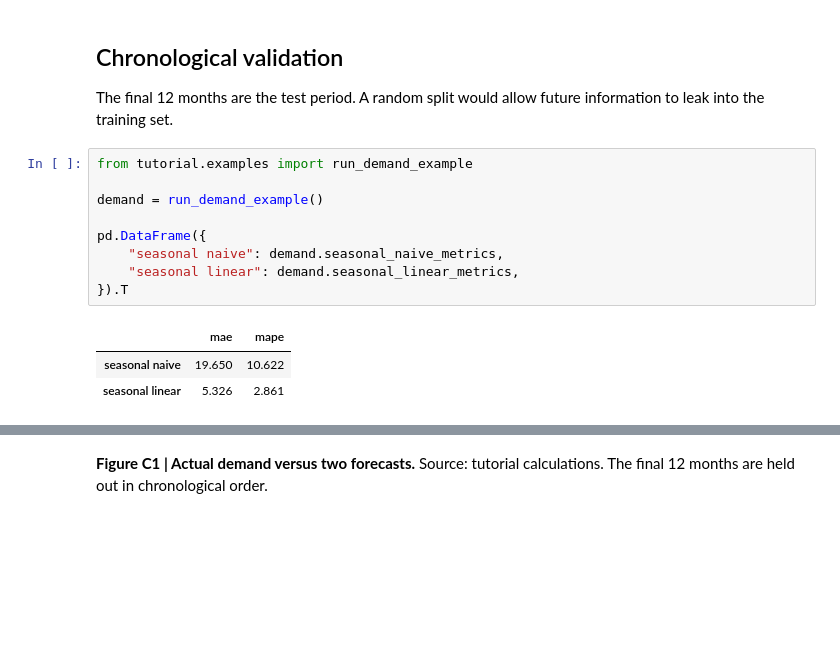
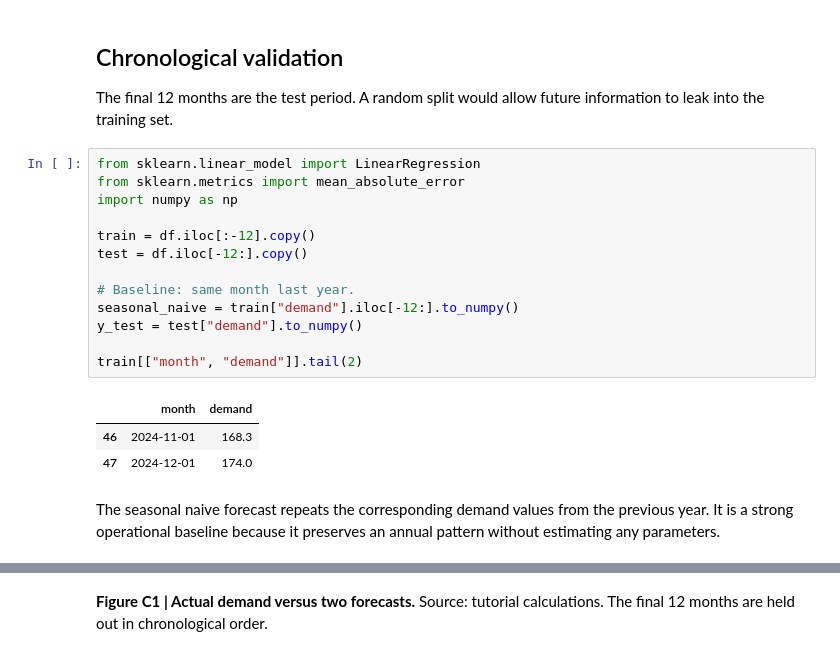
Before and after one commit to Aayloo/data-science-crisp-dm-tutorial, a Jupyter notebook: notebooks/03-demand-forecast.ipynb, the cells around one changed output, grey strips where cells are left out. Drawn from its saved outputs; the diff is of its cells as text; blank space fills up the shorter version.

```diff
--- a/notebooks/03-demand-forecast.ipynb
+++ b/notebooks/03-demand-forecast.ipynb
@@ -69,16 +69,24 @@ df.set_index("month").plot(
 
 The final 12 months are the test period. A random split would allow future
 information to leak into the training set.
-# %%
-from tutorial.examples import run_demand_example
-
-demand = run_demand_example()
-
-pd.DataFrame({
-    "seasonal naive": demand.seasonal_naive_metrics,
-    "seasonal linear": demand.seasonal_linear_metrics,
-}).T
-# %% [output]
-|  | mae | mape |
-| seasonal naive | 19.650 | 10.622 |
-| seasonal linear | 5.326 | 2.861 |
+# %%
+from sklearn.linear_model import LinearRegression
+from sklearn.metrics import mean_absolute_error
+import numpy as np
+
+train = df.iloc[:-12].copy()
+test = df.iloc[-12:].copy()
+
+# Baseline: same month last year.
+seasonal_naive = train["demand"].iloc[-12:].to_numpy()
+y_test = test["demand"].to_numpy()
+
+train[["month", "demand"]].tail(2)
+# %% [output]
+|  | month | demand |
+| 46 | 2024-11-01 | 168.3 |
+| 47 | 2024-12-01 | 174.0 |
+# %% [markdown]
+The seasonal naive forecast repeats the corresponding demand values
+from the previous year. It is a strong operational baseline because it preserves
+an annual pattern without estimating any parameters.
```
Also changed, not shown: parts of 4 cells of this notebook, 37 other files.
